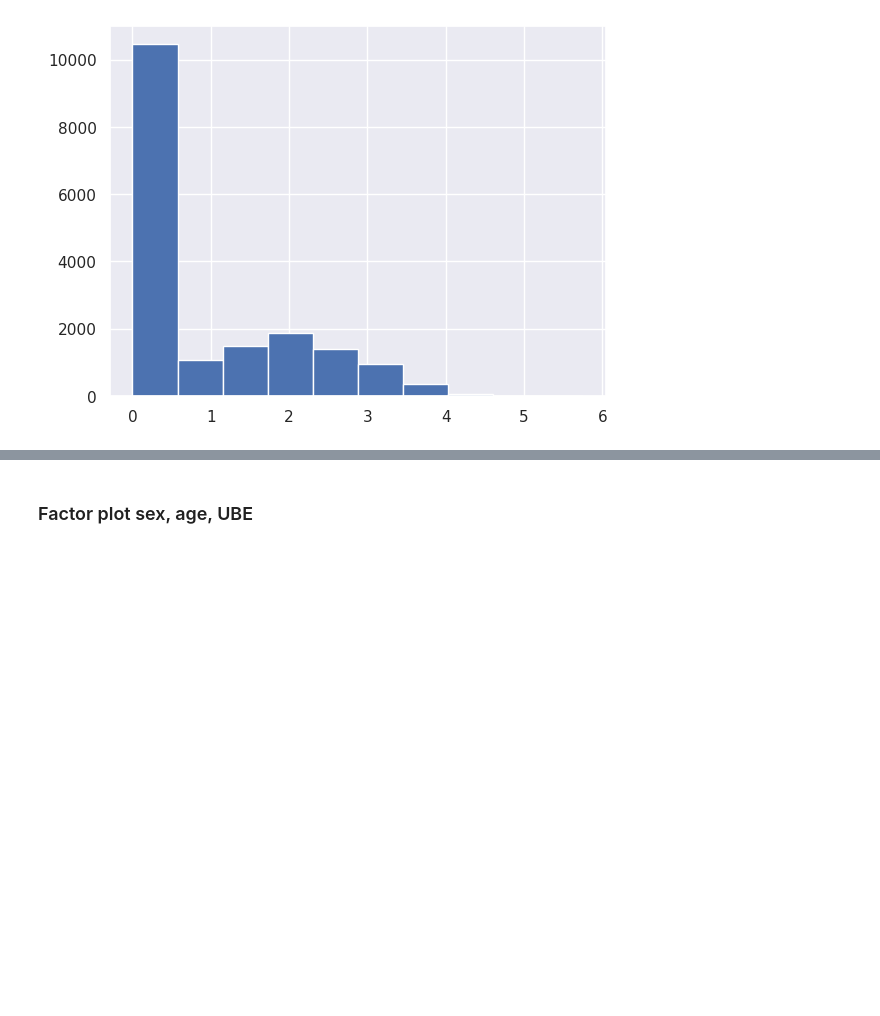
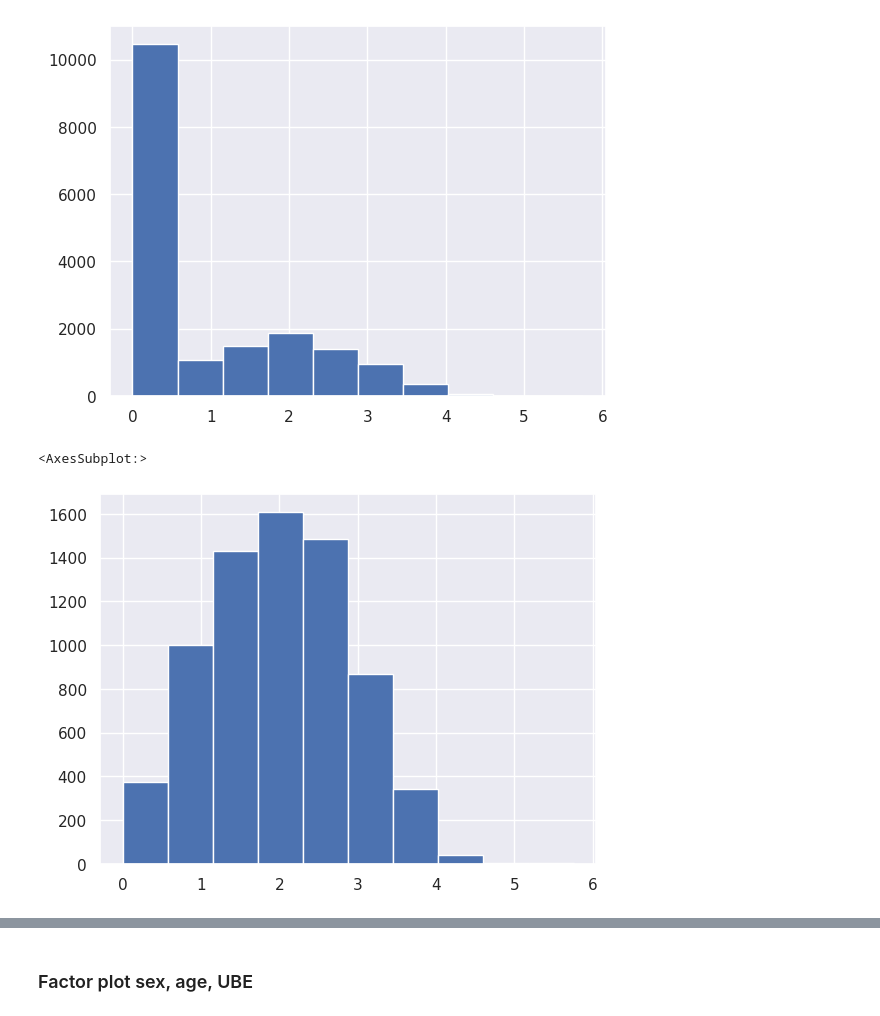
Before and after one commit to jueves/CIS1994, a Jupyter notebook: Exploration.ipynb, the cells around one changed output, grey strips where cells are left out. Cells and saved outputs as stored; diff of their text form; code cells hidden in the pictures; blank space fills up the shorter version.

```diff
--- a/Exploration.ipynb
+++ b/Exploration.ipynb
@@ -201,3 +201,8 @@ np.log1p(data.UBE).hist()
 # %% [output]
 <AxesSubplot:>
 [figure]
+# %%
+np.log(data.query("UBE > 0").UBE).hist()
+# %% [output]
+<AxesSubplot:>
+[figure, added]
```
Also changed, not shown: parts of 14 cells of this notebook.
